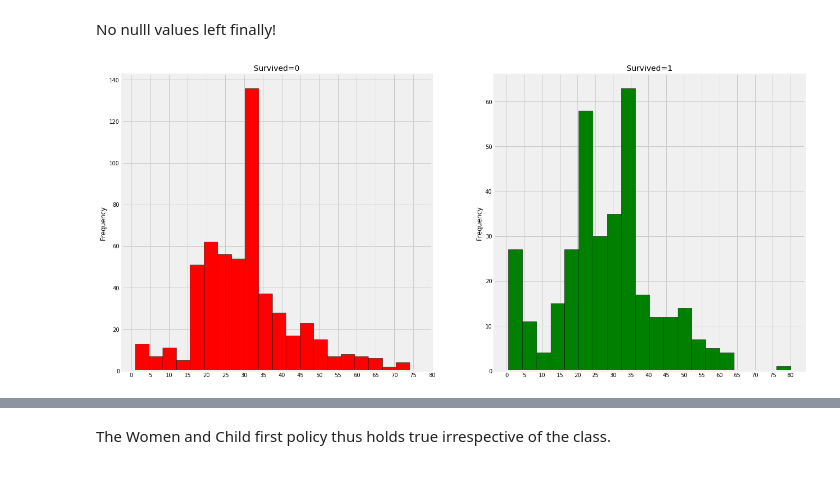
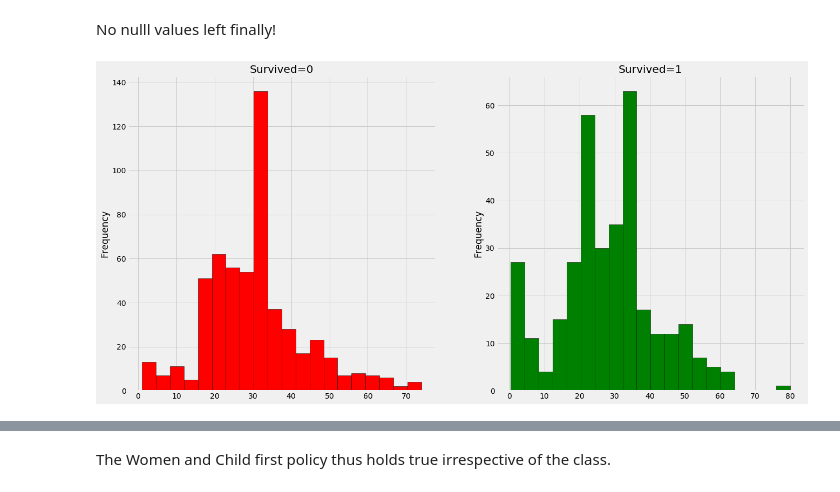
Before and after one commit to Steve-YJ/Explore-Kaggle, a Jupyter notebook: 01. Titanic/01. Kaggle-Titanic.ipynb, the cells around one changed output, grey strips where cells are left out. Saved outputs shown, nothing was run; the diff lists cells and outputs as text; code cells hidden in the pictures.

```diff
--- a/01. Titanic/01. Kaggle-Titanic.ipynb
+++ b/01. Titanic/01. Kaggle-Titanic.ipynb
@@ -551,16 +562,15 @@ False
 No nulll values left finally!
 # %%
 f, ax = plt.subplots(1, 2, figsize=(20, 10))
-data[data['Survived']==0].Age.plot.hist(ax=ax[0], bins=20, edgecolor='black', color='red')
+data[data['Survived']==0].Age.plot.hist(bins=20, ax=ax[0], edgecolor='black', color='red')
 ax[0].set_title('Survived=0')
 x1=list(range(0, 85, 5))
-ax[0].set_xticks(x1)
-data[data['Survived']==1].Age.plot.hist(ax=ax[1], bins=20, edgecolor='black', color='green')
+
+data[data['Survived']==1].Age.plot.hist(bins=20, ax=ax[1], edgecolor='black', color='green')
 ax[1].set_title('Survived=1')
-x2=list(range(0, 85, 5))
-ax[1].set_xticks(x2)
+x2 = list(range(0, 85, 5))
 plt.show()
 # %% [output]
-[figure, old version]
+[figure, new version]
 # %% [markdown]
 Observations:
```
Also changed, not shown: parts of 11 cells of this notebook.
